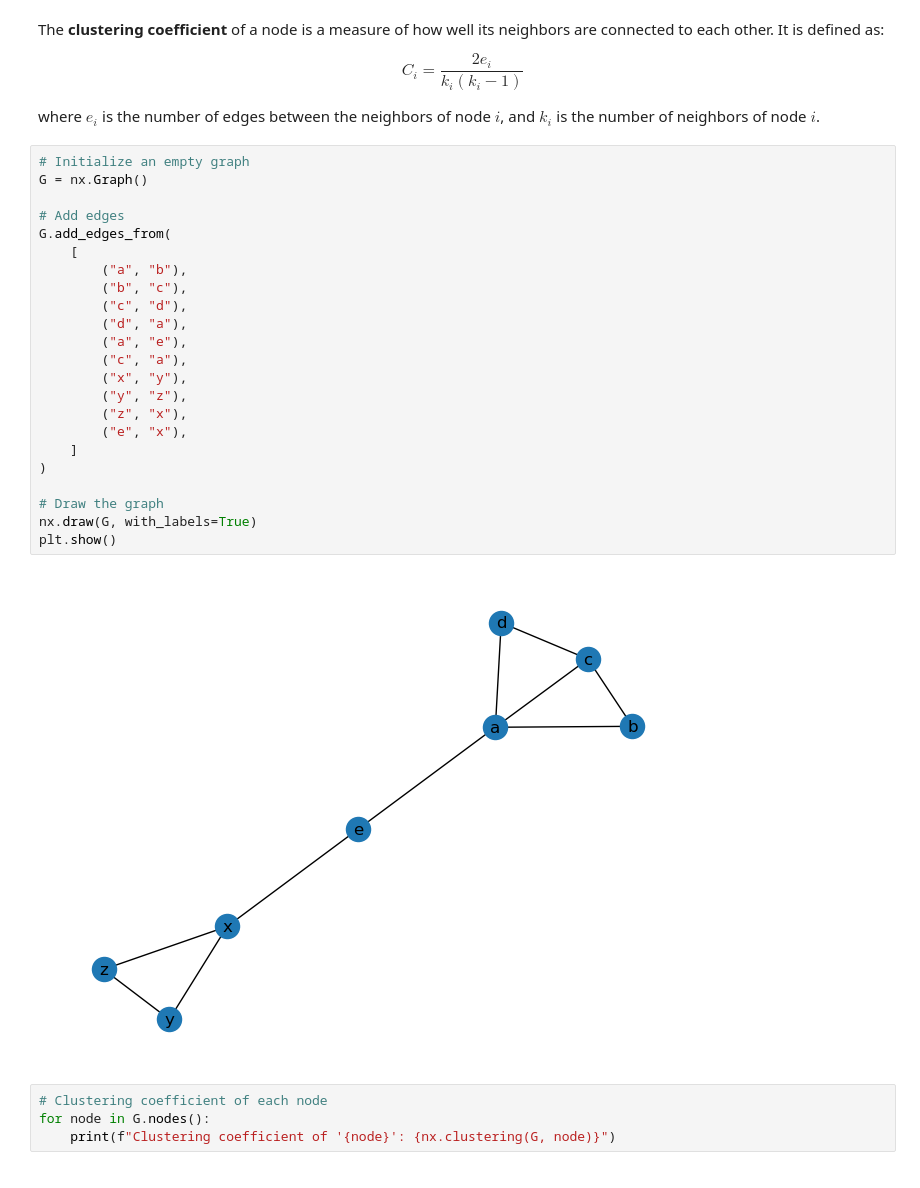
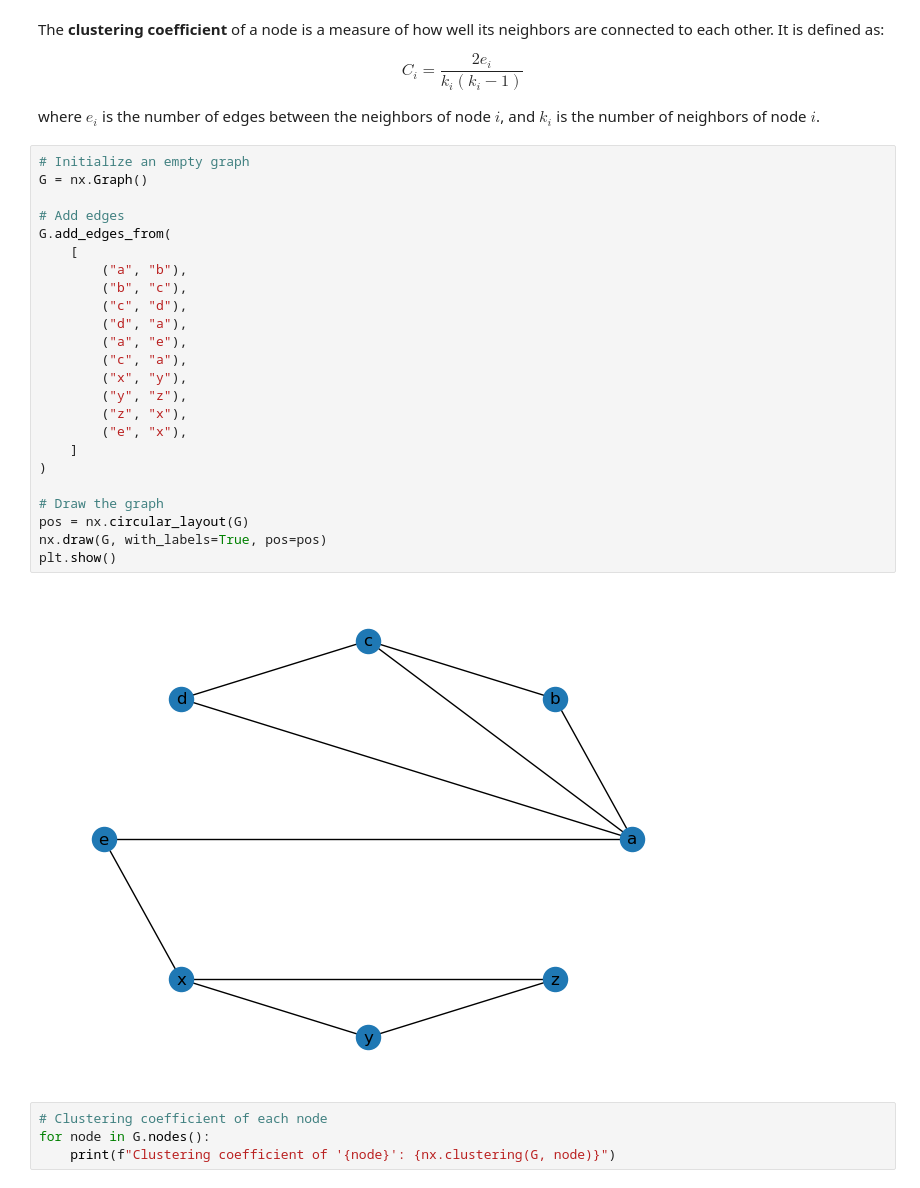
Before and after one commit to daniprec/BAM-Applied-Math-Lab, a Jupyter notebook: sessions/s07_networks/networkx_fundamentals.ipynb, the cells around one changed output. Cells and saved outputs as stored; diff of their text form.

```diff
--- a/sessions/s07_networks/networkx_fundamentals.ipynb
+++ b/sessions/s07_networks/networkx_fundamentals.ipynb
@@ -285,28 +502,29 @@ where $e_i$ is the number of edges between the neighbors of node $i$, and $k_i$
 # %%
 # Initialize an empty graph
 G = nx.Graph()
 
 # Add edges
 G.add_edges_from(
     [
         ("a", "b"),
         ("b", "c"),
         ("c", "d"),
         ("d", "a"),
         ("a", "e"),
         ("c", "a"),
         ("x", "y"),
         ("y", "z"),
         ("z", "x"),
         ("e", "x"),
     ]
 )
 
 # Draw the graph
-nx.draw(G, with_labels=True)
+pos = nx.circular_layout(G)
+nx.draw(G, with_labels=True, pos=pos)
 plt.show()
 # %% [output]
-[figure, old version]
+[figure, new version]
 # %%
 # Clustering coefficient of each node
 for node in G.nodes():
```
Also changed, not shown: parts of 82 cells of this notebook, 2 other files.
